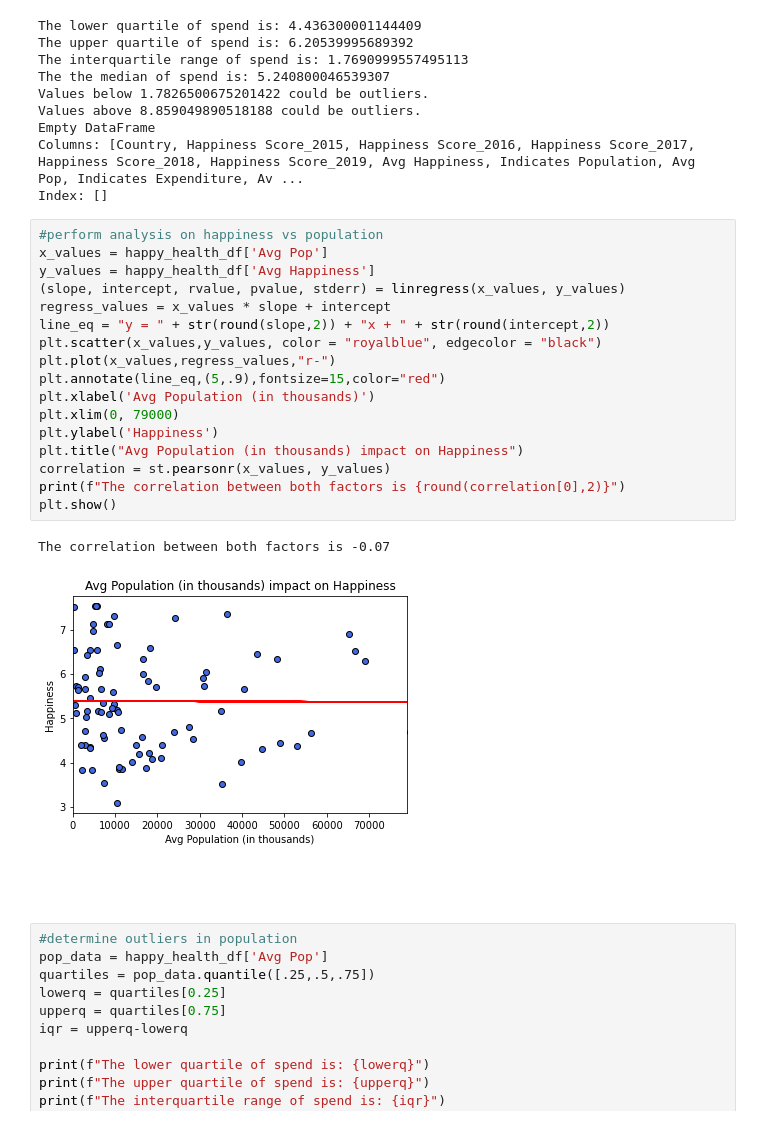
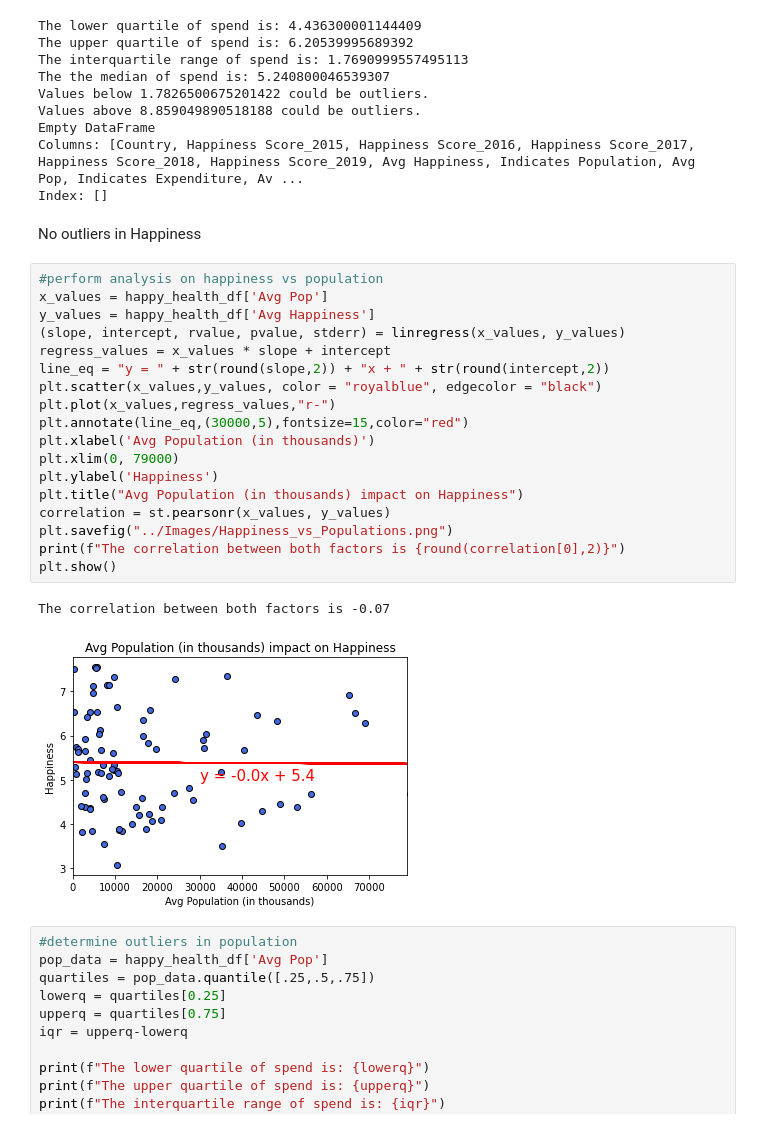
Before and after one commit to reginesgit/Factors-Contributing-to-a-Countrys-Happiness, a Jupyter notebook: Healthcare/healthmergehappy.ipynb, the cells around one changed output. Saved outputs shown, nothing was run; the diff lists cells and outputs as text.

```diff
--- a/Healthcare/healthmergehappy.ipynb
+++ b/Healthcare/healthmergehappy.ipynb
@@ -293,26 +295,29 @@ Values above 8.859049890518188 could be outliers.
 Empty DataFrame
 Columns: [Country, Happiness Score_2015, Happiness Score_2016, Happiness Score_2017, Happiness Score_2018, Happiness Score_2019, Avg Happiness, Indicates Population, Avg Pop, Indicates Expenditure, Av ...
 Index: []
+# %% [markdown]
+No outliers in Happiness
 # %%
 #perform analysis on happiness vs population
 x_values = happy_health_df['Avg Pop']
 y_values = happy_health_df['Avg Happiness']
 (slope, intercept, rvalue, pvalue, stderr) = linregress(x_values, y_values)
 regress_values = x_values * slope + intercept
 line_eq = "y = " + str(round(slope,2)) + "x + " + str(round(intercept,2))
 plt.scatter(x_values,y_values, color = "royalblue", edgecolor = "black")
 plt.plot(x_values,regress_values,"r-")
-plt.annotate(line_eq,(5,.9),fontsize=15,color="red")
+plt.annotate(line_eq,(30000,5),fontsize=15,color="red")
 plt.xlabel('Avg Population (in thousands)')
 plt.xlim(0, 79000)
 plt.ylabel('Happiness')
 plt.title("Avg Population (in thousands) impact on Happiness")
 correlation = st.pearsonr(x_values, y_values)
+plt.savefig("../Images/Happiness_vs_Populations.png")
 print(f"The correlation between both factors is {round(correlation[0],2)}")
 plt.show()
 # %% [output]
 The correlation between both factors is -0.07
-[figure, old version]
+[figure, new version]
 # %%
 #determine outliers in population
 pop_data = happy_health_df['Avg Pop']
```
Also changed, not shown: parts of 3 cells of this notebook, 5 other files.
